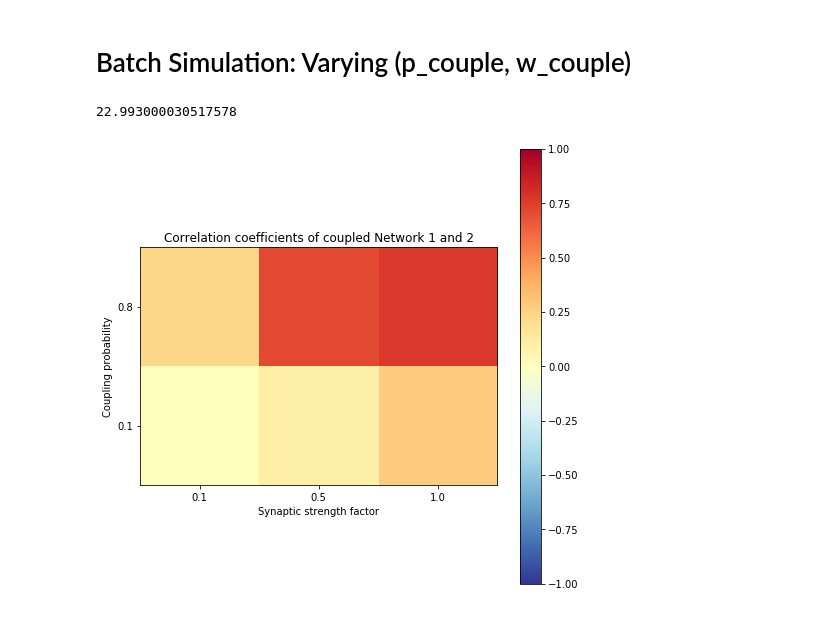
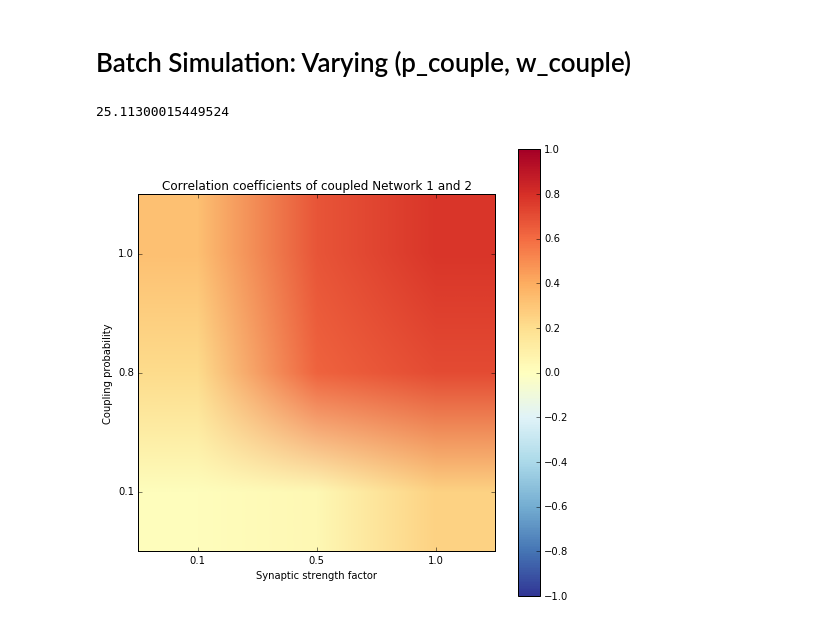
Before and after one commit to KokilaP/Neural-Networks, a Jupyter notebook: N2_BatchSimModel.ipynb, the cells around one changed output. Saved outputs shown, nothing was run; the diff lists cells and outputs as text; code cells hidden in the pictures.

```diff
--- a/N2_BatchSimModel.ipynb
+++ b/N2_BatchSimModel.ipynb
@@ -295,14 +295,14 @@ t3 = time.time() # Record start time
 # p_couple_vec = np.arange(0.1,1.1,0.1)
 cf = [.1,.5,1]
 w_couple_vec = w_couple*cf
-p_couple_vec = [0.1,0.8]
+p_couple_vec = [0.1,0.8,1.0]
 w_len = len(w_couple_vec)
 p_len = len(p_couple_vec)
 coeff = np.zeros((p_len,w_len))
 
 # provide a set of values (w_couple,p_couple) to record spikemonitor values for plotting and analysis
 #record_param = [(0.05,0.5),(20.0,0.5),(1.0,0.1),(1.0,0.9)]
-record_param = [(.1,0.1),(.5,0.8),(1,0.8),(.1,.8)]
+record_param = [(.1,0.1),(.5,0.8),(1,0.8),(1,1.0)]
 datastream = [None]*len(record_param)
 
 # Creating individual network groups
@@ -348,7 +348,7 @@ for weight in arange(w_len):
 
         # Coupling networks and setting up network groups for simulation
         [statemon_cG1,spikemon_cG1,statemon_cG2,spikemon_cG2,G1c2_rows,G1c2_cols,G1c2_coup_mat,S1c2] =\
-        BrianVis.network_coupling(N,p_couple_vec[prob],w_couple_vec[weight],G1,G2,'Synapse_1c2',connect_type)
+        BrianVis.network_coupling(N,excit,inhib,p_couple_vec[prob],w_couple_vec[weight],G1,G2,'Synapse_1c2',connect_type)
         net_batch.add(S1c2,spikemon_cG1,spikemon_cG2)
 
         # run 3 phase simulation - for proof of concept
@@ -370,35 +370,35 @@ for weight in arange(w_len):
 
         states = net_batch.get_states()
         SN_1i = states['spikemon_cG1']['i']
         SN_1t = states['spikemon_cG1']['t']
         SN_2i = states['spikemon_cG2']['i']
         SN_2t = states['spikemon_cG2']['t']
 
         # obtaining correlation coefficient from comparing binary spike trains of Network 1 and 2
         c = stats.batch_cc(SN_1t,SN_2t,phase1,phase2,bin_size)
         coeff[prob,weight] = c
 
         # for loop to record spikemonitor data for selected runs that need to be graphed
         for k in arange(len(datastream)):
             if record_param[k]==(w_couple_vec[weight]/volt,p_couple_vec[prob]): # check if correct run is
                                                                                 # one that needs to be recorded
                 # store a copy of all spike monitors at this instance (for the current run) by returning a dictionary
                 # using 'spikemonitor'.spike_trains() Brian function and reformatting it as an array of sorted spike times
 
                 datastream[k] = (SN_1t,SN_1i,SN_2t,SN_2i,SN_indvt)
 
         net_batch.remove(S1c2,spikemon_cG1,spikemon_cG2)
         net_batch.restore() # go back to original network state with initial values of Network 1 and 2
         net_indv.restore() # go back to original network state with initial values of Network 3
 
 batch_heatmap(coeff) # plot a probability of coupling vs synaptic strength heatmap using a matrix of
                      #  correlation coefficients
 
 t4 = time.time() # to keep track of batch simulation time
 t4-t3
 # %% [output]
-22.993000030517578
+25.11300015449524
-[figure, old version]
+[figure, new version]
 # %%
 batch_plot(datastream,0)
 # %% [output]
```
Also changed, not shown: parts of 5 cells of this notebook, 1 other file.
